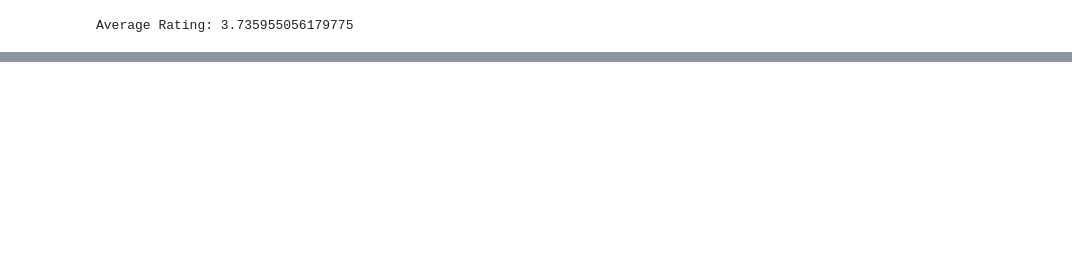
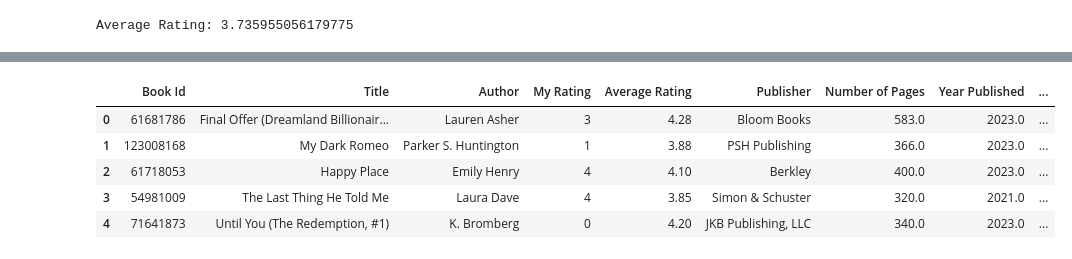
Before and after one commit to linabat/book_blog, a Jupyter notebook: main .ipynb, the cells around one changed output, grey strips where cells are left out. Saved outputs shown, nothing was run; the diff lists cells and outputs as text; code cells hidden in the pictures; blank space fills up the shorter version.

Commit message:
additional info csv

```diff
--- a/main .ipynb
+++ b/main .ipynb
@@ -63,2 +77,5 @@ NameError: name 'book_scrape' is not defined
 # %%
-raw_data[raw_data["Book Id"]==71641873]
+additional_info = pd.read_csv("additional_info_df")
+additional_info = additional_info.drop(columns = ["title"])
+# %%
+all_data = raw_data.merge(additional_info, on = "Book Id")
@@ -64,0 +92,9 @@ raw_data[raw_data["Book Id"]==71641873]
+# %%
+all_data = all_data.drop(columns = ["Author l-f", "Additional Authors", "ISBN", "ISBN", "ISBN13", "Binding", "Read Count", "Owned Copies", 'Bookshelves with positions'])
+# %% [output]
+|  | Book Id | Title | Author | My Rating | Average Rating | Publisher | Number of Pages | Year Published | ... |
+| 0 | 61681786 | Final Offer (Dreamland Billionair... | Lauren Asher | 3 | 4.28 | Bloom Books | 583.0 | 2023.0 | ... |
+| 1 | 123008168 | My Dark Romeo | Parker S. Huntington | 1 | 3.88 | PSH Publishing | 366.0 | 2023.0 | ... |
+| 2 | 61718053 | Happy Place | Emily Henry | 4 | 4.10 | Berkley | 400.0 | 2023.0 | ... |
+| 3 | 54981009 | The Last Thing He Told Me | Laura Dave | 4 | 3.85 | Simon & Schuster | 320.0 | 2021.0 | ... |
+| 4 | 71641873 | Until You (The Redemption, #1) | K. Bromberg | 0 | 4.20 | JKB Publishing, LLC | 340.0 | 2023.0 | ... |
```
Also changed, not shown: parts of 5 cells of this notebook, 2 other files.
